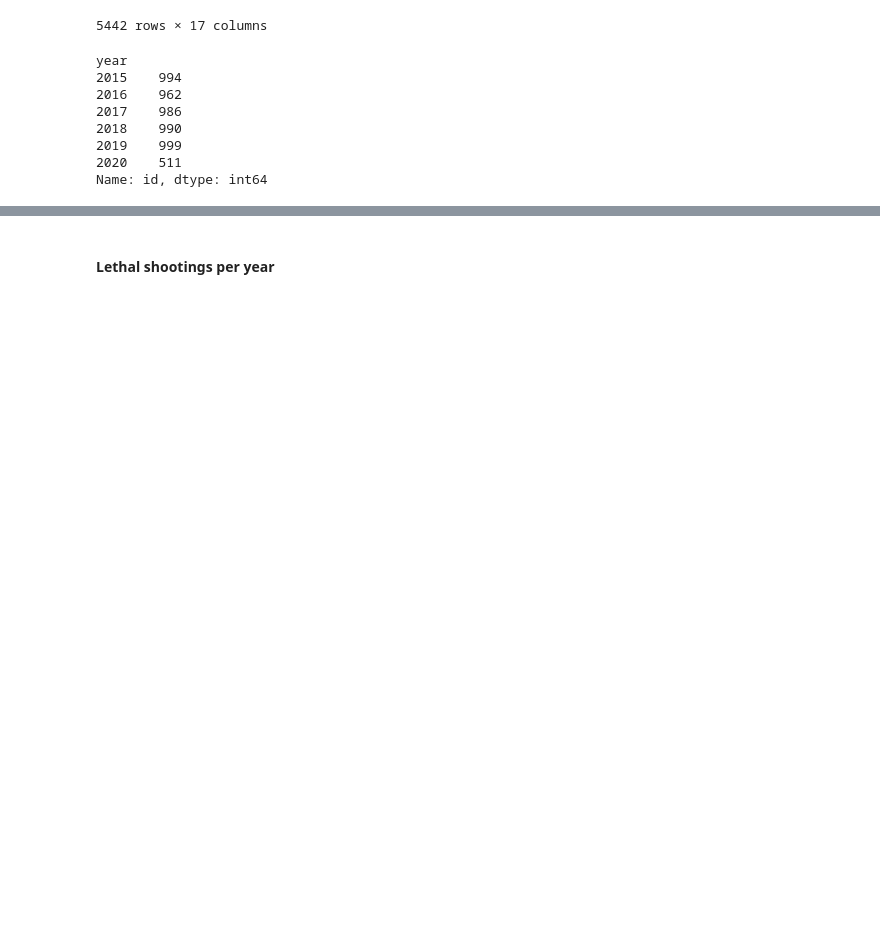
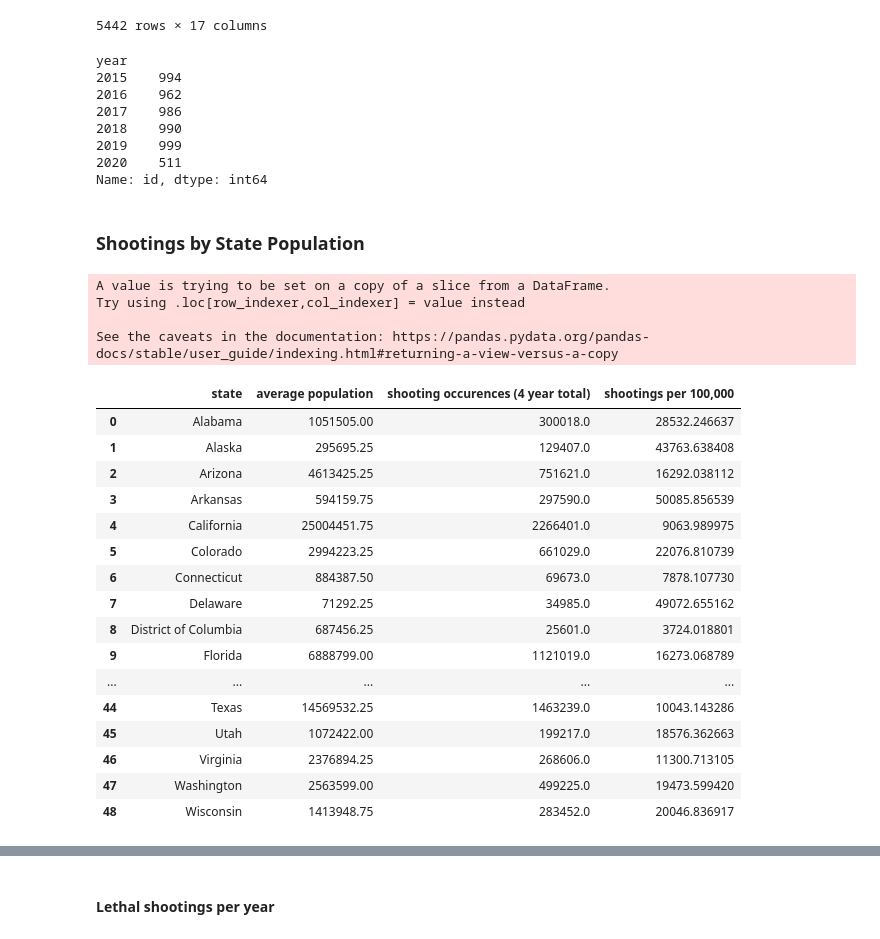
Before and after one commit to szerpa17/fatal-police-shootings, a Jupyter notebook: Analysis_SZ.ipynb, the cells around one changed output, grey strips where cells are left out. Saved outputs shown, nothing was run; the diff lists cells and outputs as text; code cells hidden in the pictures; blank space fills up the shorter version.

```diff
--- a/Analysis_SZ.ipynb
+++ b/Analysis_SZ.ipynb
@@ -50,3 +50,55 @@ year
 2019    999
 2020    511
 Name: id, dtype: int64
+# %% [markdown]
+### Shootings by State Population
+# %%
+# Shootings by State over the span of 4 years
+# Census data manipulation to identify the average state population by summing city population 4 year population averages
+state_info_df = census_df[['state','Average']]
+state_avg_pop_grp = state_avg_pop.groupby('state')
+state_avg_pop_df = state_avg_pop_grp[['Average']].sum()
+state_avg_pop_df = state_avg_pop_df.reset_index()
+state_avg_pop_df = state_avg_pop_df.rename(columns={'Average': 'average population'})
+state_avg_pop_df
+
+# Shooting Totals by State
+shooting_state_info = shootings_df[['state', 'id']]
+shooting_state_grp = shooting_state_info.groupby('state')
+shooting_state_df = shooting_state_grp[['id']].sum()
+shooting_state_df = shooting_state_df.reset_index()
+shooting_state_df = shooting_state_df.rename(columns={'id': 'shooting occurences (4 year total)'})
+
+# Merge of Tables
+state_pop_shooting_comparison = pd.merge(state_avg_pop_df,
+                                         shooting_state_df,
+                                         how='left',
+                                         on='state')
+
+four_year_state_pop_shooting_comparison= state_pop_shooting_comparison.dropna()
+four_year_state_pop_shooting_comparison['shootings per 100,000'] = (
+                                four_year_state_pop_shooting_comparison['shooting occurences (4 year total)']/
+                                four_year_state_pop_shooting_comparison['average population']) * 100000
+four_year_state_pop_shooting_comparison
+# %% [output]
+A value is trying to be set on a copy of a slice from a DataFrame.
+Try using .loc[row_indexer,col_indexer] = value instead
+
+See the caveats in the documentation: https://pandas.pydata.org/pandas-docs/stable/user_guide/indexing.html#returning-a-view-versus-a-copy
+|  | state | average population | shooting occurences (4 year total) | shootings per 100,000 |
+| 0 | Alabama | 1051505.00 | 300018.0 | 28532.246637 |
+| 1 | Alaska | 295695.25 | 129407.0 | 43763.638408 |
+| 2 | Arizona | 4613425.25 | 751621.0 | 16292.038112 |
+| 3 | Arkansas | 594159.75 | 297590.0 | 50085.856539 |
+| 4 | California | 25004451.75 | 2266401.0 | 9063.989975 |
+| 5 | Colorado | 2994223.25 | 661029.0 | 22076.810739 |
+| 6 | Connecticut | 884387.50 | 69673.0 | 7878.107730 |
+| 7 | Delaware | 71292.25 | 34985.0 | 49072.655162 |
+| 8 | District of Columbia | 687456.25 | 25601.0 | 3724.018801 |
+| 9 | Florida | 6888799.00 | 1121019.0 | 16273.068789 |
+| ... | ... | ... | ... | ... |
+| 44 | Texas | 14569532.25 | 1463239.0 | 10043.143286 |
+| 45 | Utah | 1072422.00 | 199217.0 | 18576.362663 |
+| 46 | Virginia | 2376894.25 | 268606.0 | 11300.713105 |
+| 47 | Washington | 2563599.00 | 499225.0 | 19473.599420 |
+| 48 | Wisconsin | 1413948.75 | 283452.0 | 20046.836917 |
```
Also changed, not shown: parts of 6 cells of this notebook.
